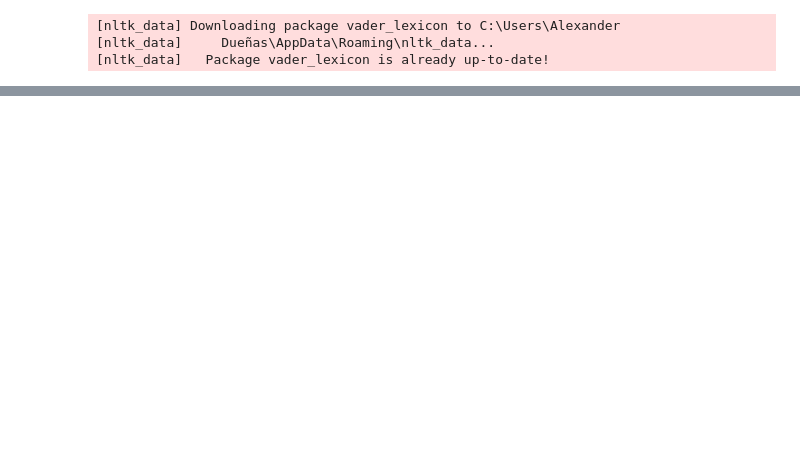
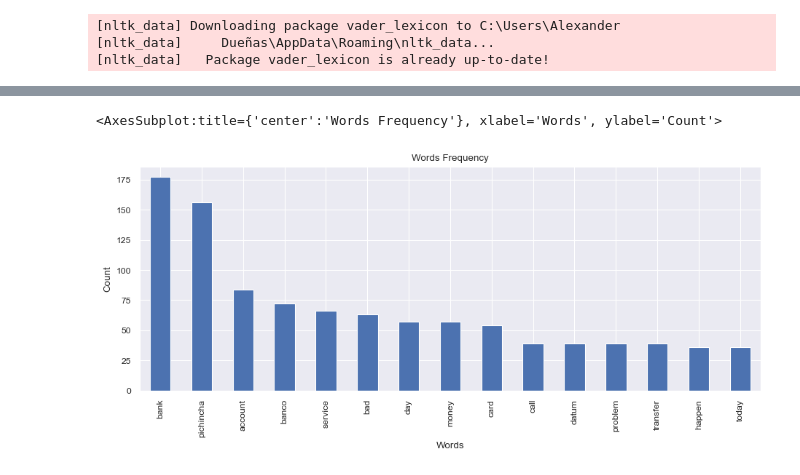
Before and after one commit to AlxdrDns/Natural-Language-Processing, a Jupyter notebook: analisisSentimientoTweets.ipynb, the cells around one changed output, grey strips where cells are left out. Drawn from its saved outputs; the diff is of its cells as text; code cells hidden in the pictures; blank space fills up the shorter version.

```diff
--- a/analisisSentimientoTweets.ipynb
+++ b/analisisSentimientoTweets.ipynb
@@ -218,3 +312,11 @@ def limpia_comments(review, spellchecker=False):
+# %%
+plt.rcParams["figure.figsize"] = (11,4)
+plt.ylabel("Count")
+dfNegativeWords.groupby(['Words'])['Words'].count().nlargest(15).plot(
+kind='bar', title='Words Frequency')
+# %% [output]
+<AxesSubplot:title={'center':'Words Frequency'}, xlabel='Words', ylabel='Count'>
+[figure, added]
 # %%
 def cleaning(doc):
   """Lemmatiza y elimina stopwords
```
Also changed, not shown: parts of 32 cells of this notebook, 1 other file.
